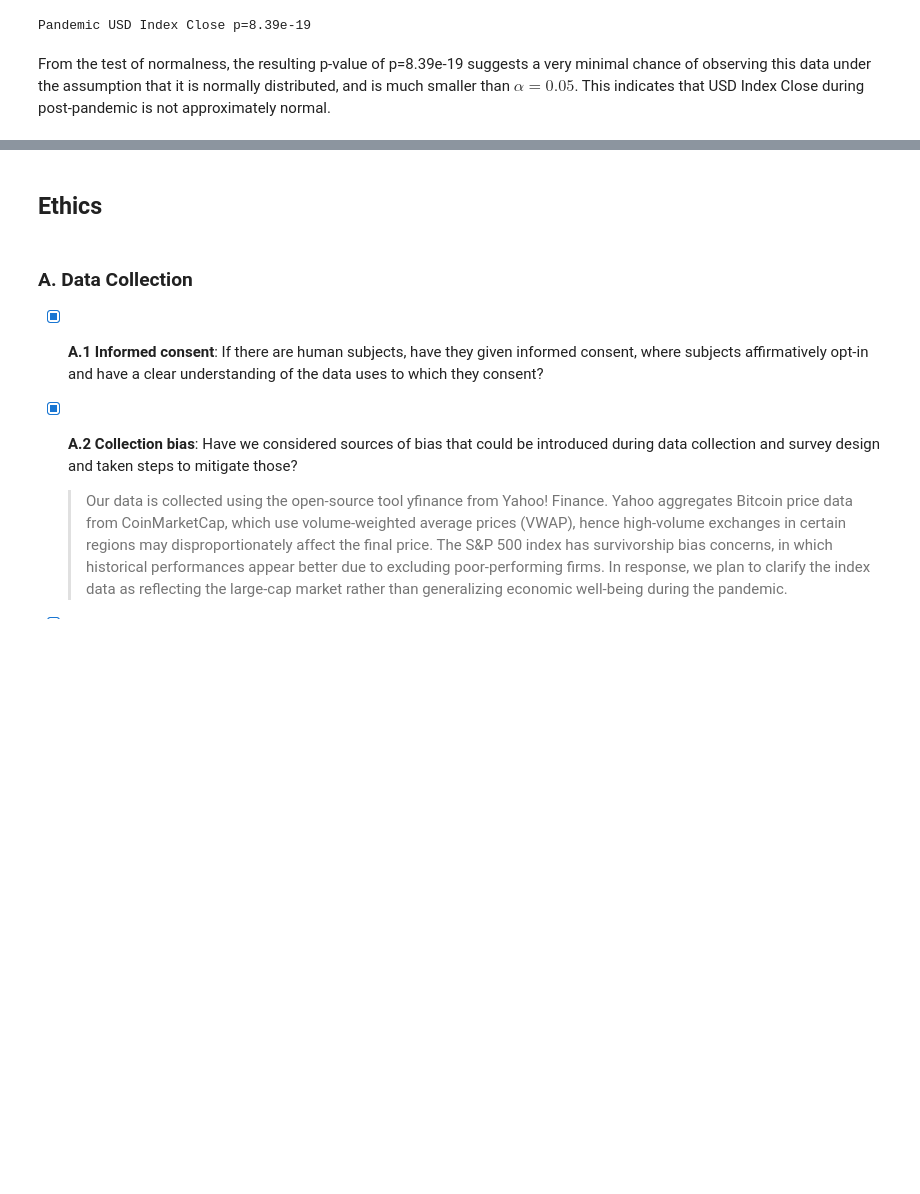
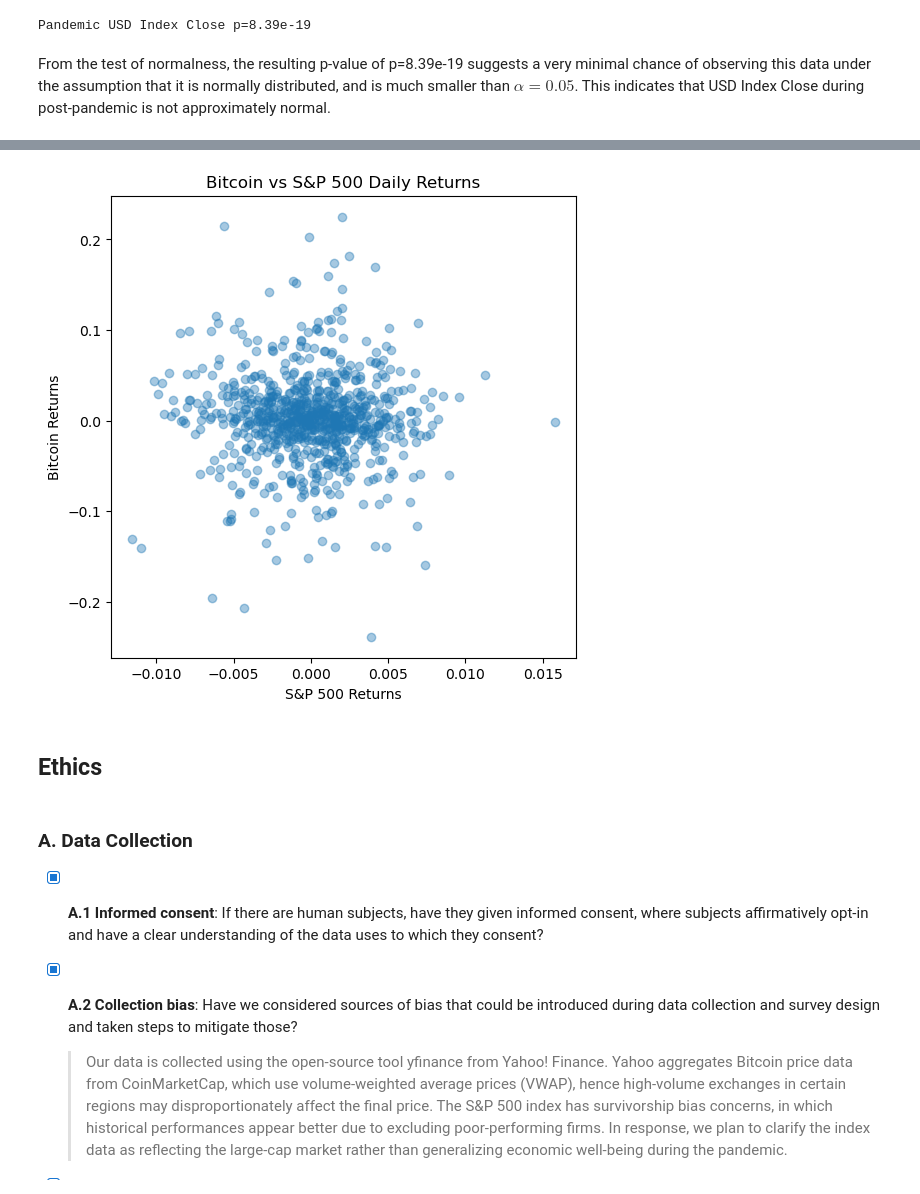
Before and after one commit to COGS108/Group110_WI26, a Jupyter notebook: 02-EDACheckpoint.ipynb, the cells around one changed output, grey strips where cells are left out. Cells and saved outputs as stored; diff of their text form; code cells hidden in the pictures; blank space fills up the shorter version.

```diff
--- a/02-EDACheckpoint.ipynb
+++ b/02-EDACheckpoint.ipynb
@@ -616,3 +735,12 @@ From the test of normalness, the resulting p-value of p=8.39e-19 suggests a very
+# %%
+plt.figure(figsize=(6,6))
+plt.scatter(pre_returns["USD_Points Close"], pre_returns["BTC_Price Close"], alpha=0.4)
+plt.xlabel("S&P 500 Returns")
+plt.ylabel("Bitcoin Returns")
+plt.title("Bitcoin vs S&P 500 Daily Returns")
+plt.show()
+# %% [output]
+[figure, added]
 # %% [markdown]
 ## Ethics
 # %% [markdown]
```
Also changed, not shown: parts of 10 cells of this notebook.
